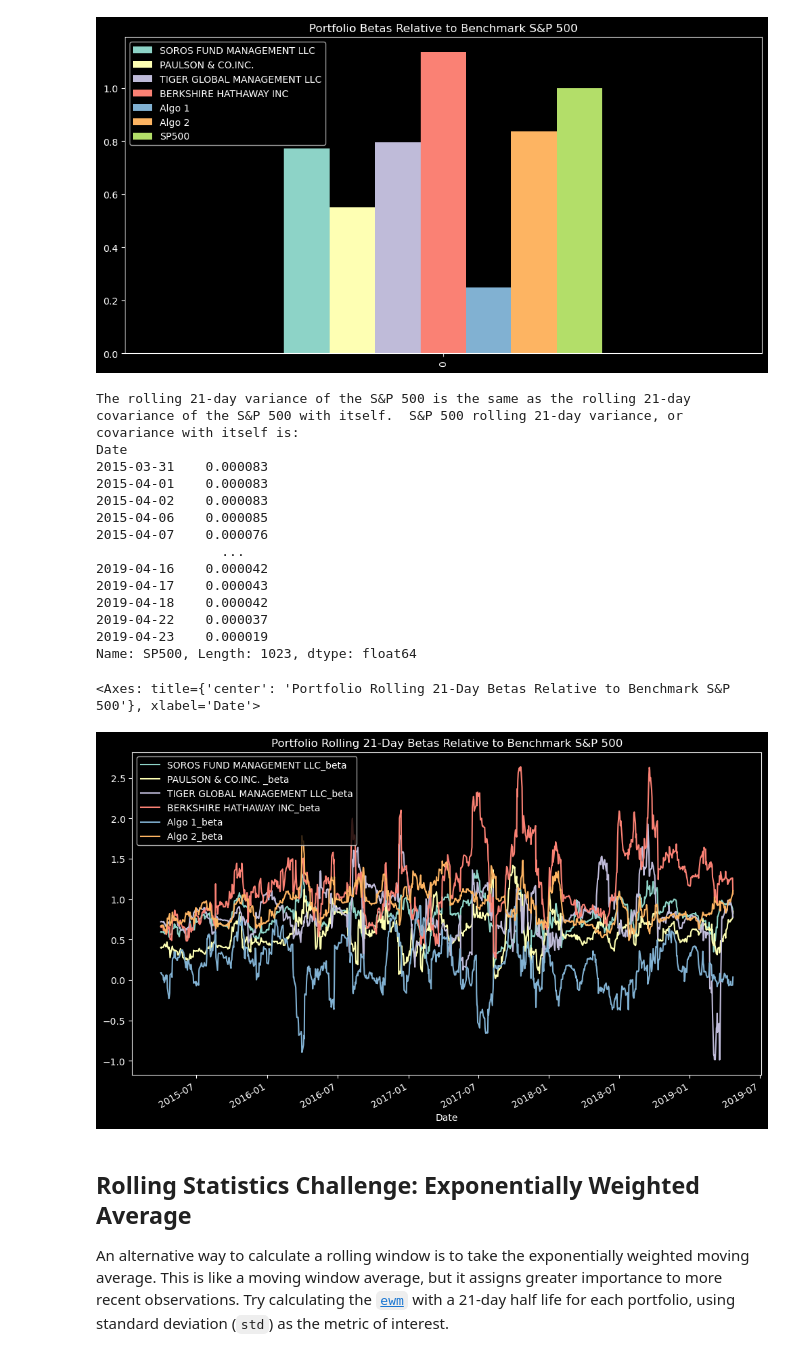
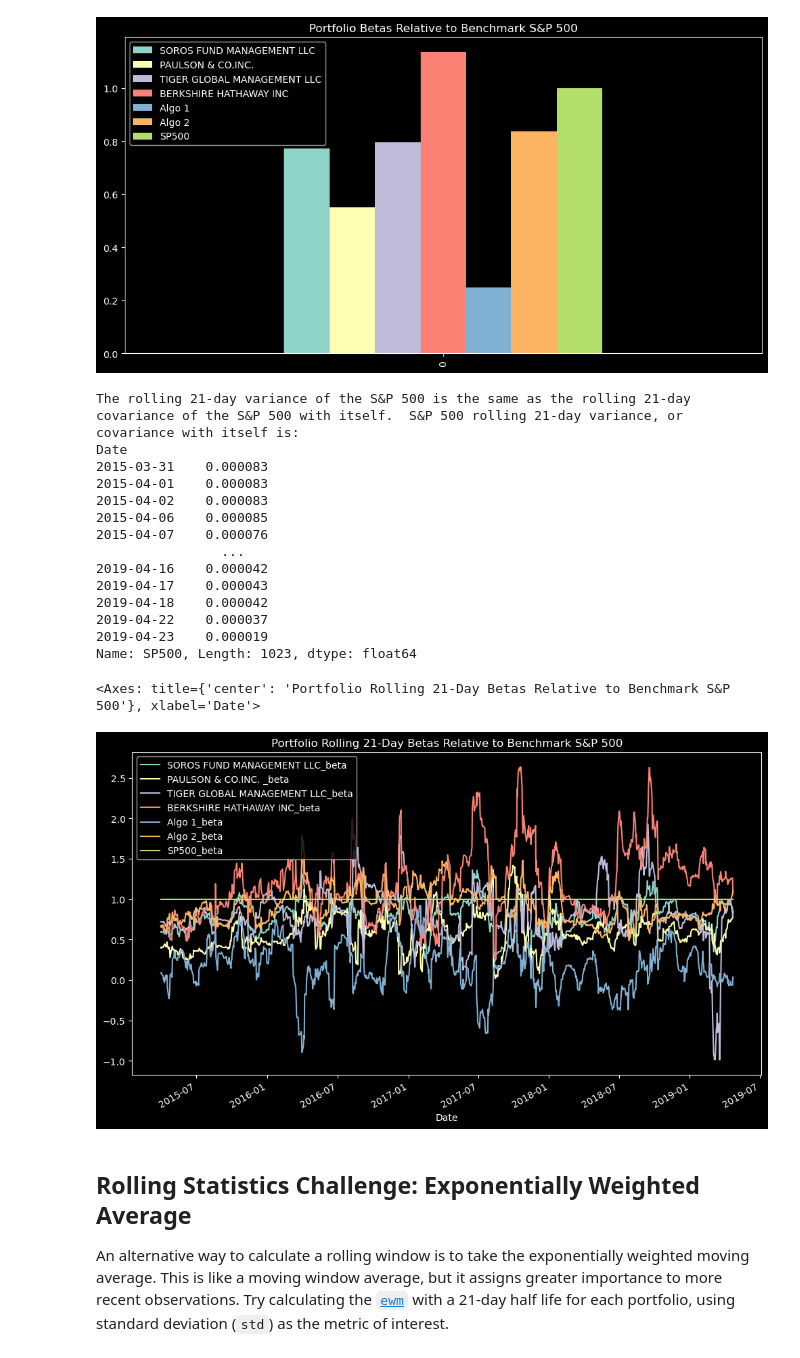
Before and after one commit to boz-tcm/pandas-challenge, a Jupyter notebook: whale_analysis.ipynb, the cells around one changed output. Drawn from its saved outputs; the diff is of its cells as text; code cells hidden in the pictures.

Commit message:
Added final development with commented-out code for future reference to raw work

```diff
--- a/whale_analysis.ipynb
+++ b/whale_analysis.ipynb
@@ -581,44 +581,37 @@ print(f"\nThe rolling 21-day variance of the S&P 500 is the same as the rolling
 
 # Computing beta # Lesson here versus previous Notebook cell above is to get dictionary into dataframe as soon as possible, obviates need for messing with another dictionary in the beta routine below.
 # Beta = cov(x,m)/v(m), and v(m) = cov(m,m).  Note too, beta is in fact related to correlation, and is proportional to correlation: Beta(x,m) = correlation(x,m) * stdev(x) / stdev(m)
 for each in rolling_21_day_cov_clean_df:
      rolling_21_day_cov_clean_df[f"{each}_beta"] = rolling_21_day_cov_clean_df[each]/rolling_21_day_cov_clean_df['SP500'] # Discovered that this line and the one below produce the same output, to my surprise, because the ASSIGNMENT to the new dataframe column 'beta' IGNORES/SKIPS 'N/As'
-     #print(rolling_21_day_cov_clean_df[f"{each}_beta"])
-     #rolling_21_day_cov_clean_df[f"{each}_beta2"]=(rolling_21_day_cov[each]/rolling_21_day_cov['SP500']) # Original line without the 'clean_df' dataframe reference on the righthand side, thought was in error, but produced same result as preceding line of code
-     #print(rolling_21_day_cov_clean_df[f"{each}_beta"])
-     #test1=rolling_21_day_cov_clean_df[f"{each}_beta"]
+     #rolling_21_day_cov_clean_df[f"{each}_beta"]=(rolling_21_day_cov[each]/rolling_21_day_cov['SP500']) # Original line without the 'clean_df' dataframe reference on the righthand side, thought was in error, but produced same result as preceding line of code
      #print(rolling_21_day_cov[each]/rolling_21_day_cov['SP500'])
-     #print(test1)
-     #rolling_21_day_cov_clean_df[f"{each}_beta"]=(rolling_21_day_cov_clean_df[each]/rolling_21_day_cov_clean_df['SP500'])
-     #test2=rolling_21_day_cov_clean_df[f"{each}_beta"]
      #print(rolling_21_day_cov_clean_df[each]/rolling_21_day_cov_clean_df['SP500'])
-     #print(test2)
 
 #print(rolling_21_day_cov_clean_df)
 
 # Plot beta
 # Columns to plot
-# print(rolling_21_day_cov_clean_df.columns)
+#print(rolling_21_day_cov_clean_df.columns)
 rolling_21_day_cov_clean_df[['SOROS FUND MANAGEMENT LLC_beta',
        'PAULSON & CO.INC. _beta', 'TIGER GLOBAL MANAGEMENT LLC_beta',
-       'BERKSHIRE HATHAWAY INC_beta', 'Algo 1_beta', 'Algo 2_beta']].plot(kind='line', figsize=(12,7), title='Portfolio Rolling 21-Day Betas Relative to Benchmark S&P 500')
+       'BERKSHIRE HATHAWAY INC_beta', 'Algo 1_beta', 'Algo 2_beta','SP500_beta']].plot(kind='line', figsize=(12,7), title='Portfolio Rolling 21-Day Betas Relative to Benchmark S&P 500')
 # %% [output]
 The rolling 21-day variance of the S&P 500 is the same as the rolling 21-day covariance of the S&P 500 with itself.  S&P 500 rolling 21-day variance, or covariance with itself is:
 Date
 2015-03-31    0.000083
 2015-04-01    0.000083
 2015-04-02    0.000083
 2015-04-06    0.000085
 2015-04-07    0.000076
                 ...
 2019-04-16    0.000042
 2019-04-17    0.000043
 2019-04-18    0.000042
 2019-04-22    0.000037
 2019-04-23    0.000019
 Name: SP500, Length: 1023, dtype: float64
 <Axes: title={'center': 'Portfolio Rolling 21-Day Betas Relative to Benchmark S&P 500'}, xlabel='Date'>
-[figure, old version]
+[figure, new version]
 # %% [markdown]
 ## Rolling Statistics Challenge: Exponentially Weighted Average
 
```
Also changed, not shown: parts of 5 cells of this notebook.
